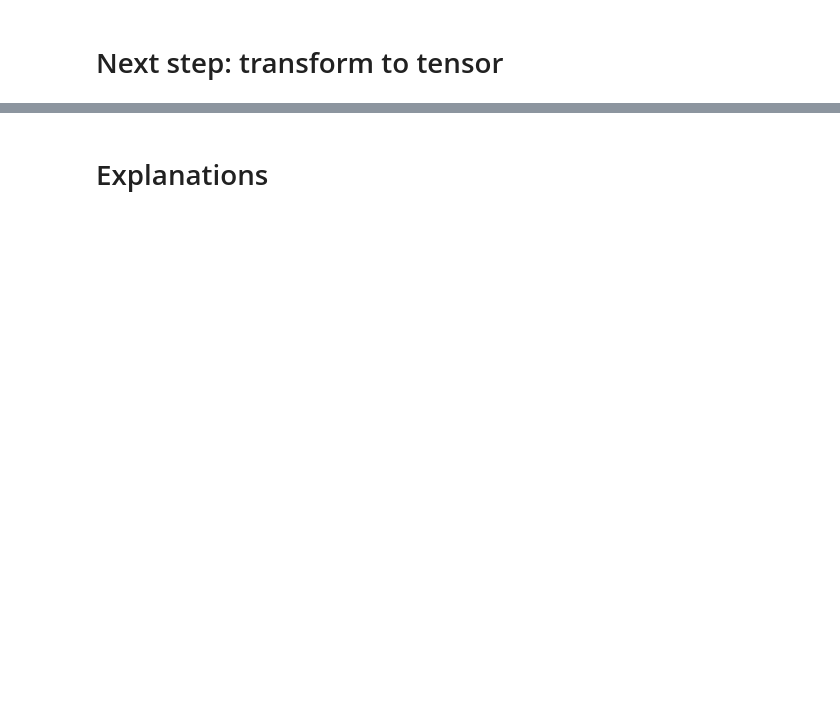
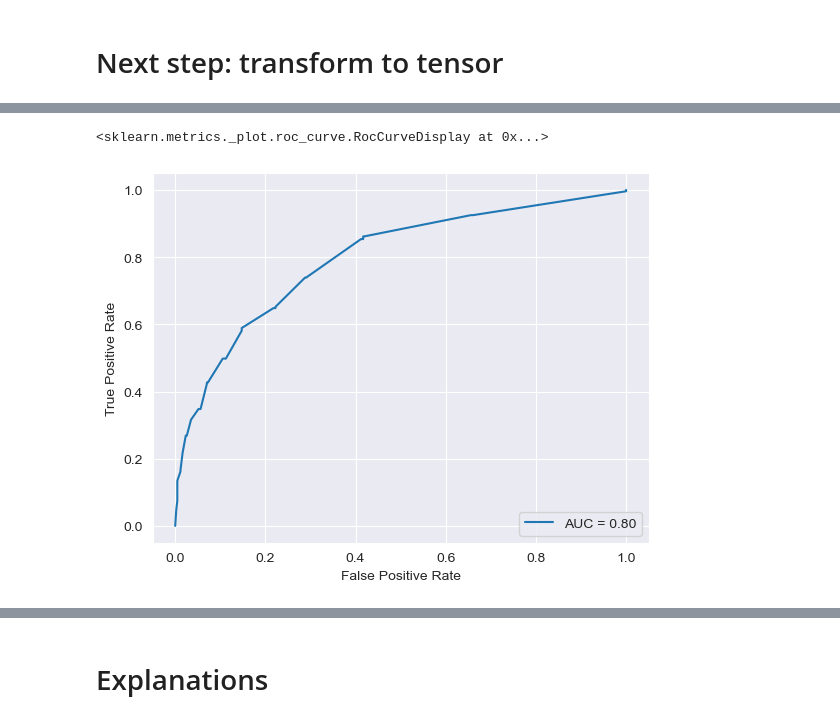
Before and after one commit to leooniiie/Thesis-marketing-attribution, a Jupyter notebook: phased_Gru.ipynb, the cells around one changed output, grey strips where cells are left out. Saved outputs shown, nothing was run; the diff lists cells and outputs as text; code cells hidden in the pictures; blank space fills up the shorter version.

```diff
--- a/phased_Gru.ipynb
+++ b/phased_Gru.ipynb
@@ -64,7 +151,7 @@ modelGRU = keras.Sequential()
 
 modelGRU.add(
     tf.keras.layers.RNN(
-         tf.keras.layers.GRUCell(units = layer1size, input_shape=(time_steps, input_dim)),
+        phased_GRUCell(units = layer1size, input_shape=(time_steps, input_dim), time_gate=False),
         return_sequences=True,
         return_state=False,
         go_backwards=False,
@@ -75,7 +162,7 @@ modelGRU.add(
 )
 modelGRU.add(
     tf.keras.layers.RNN(
-        tf.keras.layers.GRUCell(units = layer2size),
+        phased_GRUCell(units = layer2size, time_gate=False),
         return_sequences=False,
         return_state=False,
         go_backwards=False,
@@ -98,11 +176,11 @@ class LossHistory(tf.keras.callbacks.Callback):
 # %%
-modelGRU.compile(optimizer=tf.keras.optimizers.Adam(learning_rate=lr), loss='sparse_categorical_crossentropy')
+modelGRU.compile(optimizer=tf.keras.optimizers.Adam(learning_rate=lr), loss=loss)
 
 # Create instances of the custom callback
 loss_history_GRU = LossHistory()
 
 # Train the model with the custom callback
 
-modelGRU.fit(train_dataset, epochs=num_epochs, validation_data=test_dataset, callbacks=[loss_history_GRU])
+modelGRU.fit(train_dataset, epochs=num_epochs, batch_size=batch_size, validation_data=test_dataset, callbacks=[loss_history_GRU])
 # %% [output]
 Epoch 1/30
@@ -260,0 +418,8 @@ _________________________________________________________________
+# %%
+fpr, tpr, _ = roc_curve(Y_test, y_pred_gru[:,1])
+plt = RocCurveDisplay(fpr=fpr, tpr=tpr, roc_auc=auc_gru)
+#plt.title('ROC of GRU')
+plt.plot()
+# %% [output]
+<sklearn.metrics._plot.roc_curve.RocCurveDisplay at 0x...>
+[figure, added]
```
Also changed, not shown: parts of 63 cells of this notebook, 2 other files.
